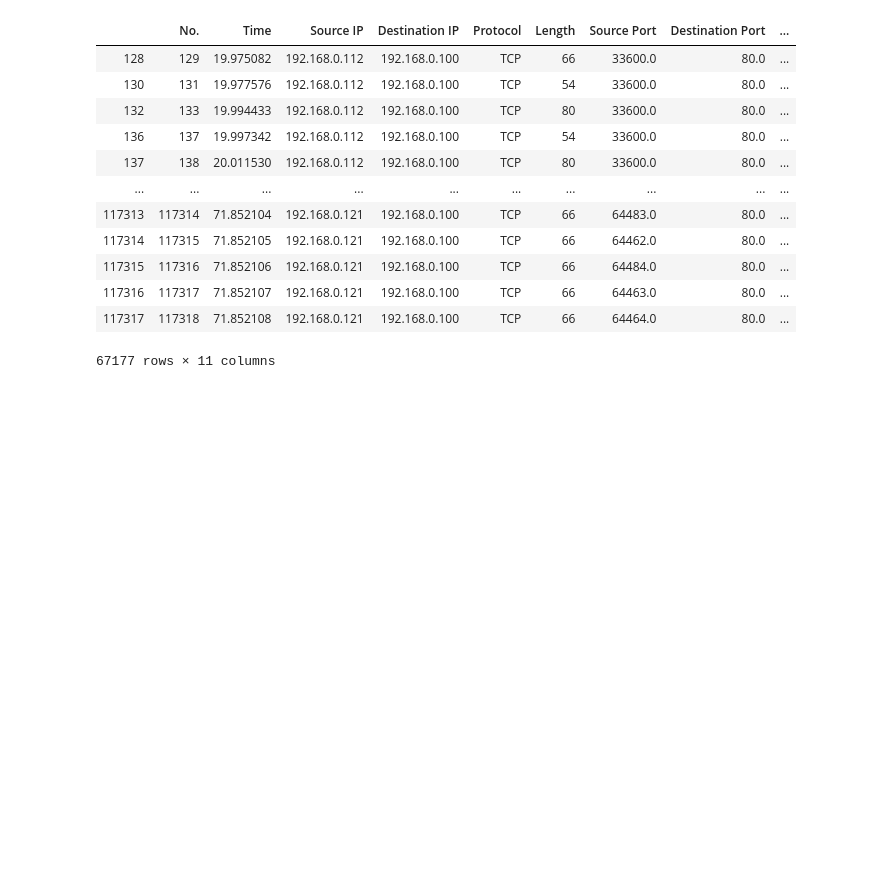
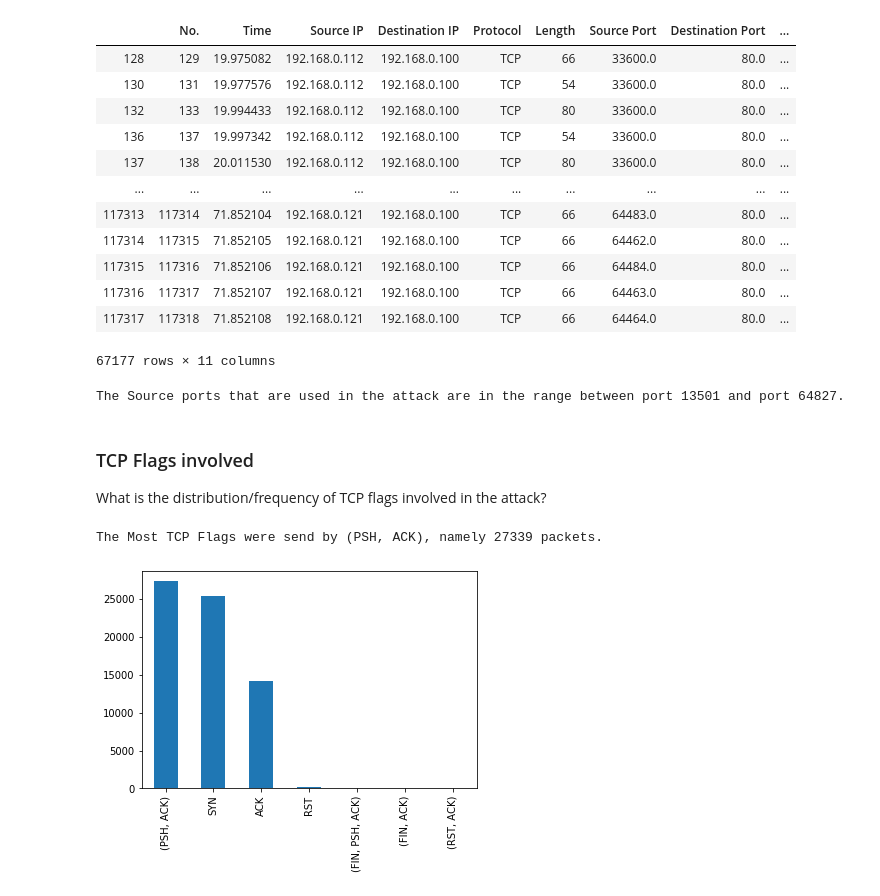
Before and after one commit to NijeboerFrank/jupyter-assignment-3, a Jupyter notebook: Assignment3.ipynb, the cells around one changed output. Cells and saved outputs as stored; diff of their text form; code cells hidden in the pictures; blank space fills up the shorter version.

```diff
--- a/Assignment3.ipynb
+++ b/Assignment3.ipynb
@@ -36,3 +36,24 @@ attack_entries
 | 117316 | 117317 | 71.852107 | 192.168.0.121 | 192.168.0.100 | TCP | 66 | 64463.0 | 80.0 | ... |
 | 117317 | 117318 | 71.852108 | 192.168.0.121 | 192.168.0.100 | TCP | 66 | 64464.0 | 80.0 | ... |
 67177 rows × 11 columns
+# %%
+min_source_port = attack_entries['Source Port'].min()
+max_source_port = attack_entries['Source Port'].max()
+print("The Source ports that are used in the attack are in the range between port {} and port {}.".format(int(min_source_port), int(max_source_port)))
+# %% [output]
+The Source ports that are used in the attack are in the range between port 13501 and port 64827.
+# %% [markdown]
+### TCP Flags involved
+What is the distribution/frequency of TCP flags involved in the attack?
+# %%
+import matplotlib.pyplot as plt
+%matplotlib inline
+
+value_counts = attack_entries['TCP Flags'].value_counts()
+print("The Most TCP Flags were send by {}, namely {} packets.".format(value_counts.idxmax(), value_counts.max()))
+flags = value_counts
+flags.plot.bar()
+plt.show()
+# %% [output]
+The Most TCP Flags were send by (PSH, ACK), namely 27339 packets.
+[figure, added]
```
Also changed, not shown: parts of 4 cells of this notebook, 2 other files.
